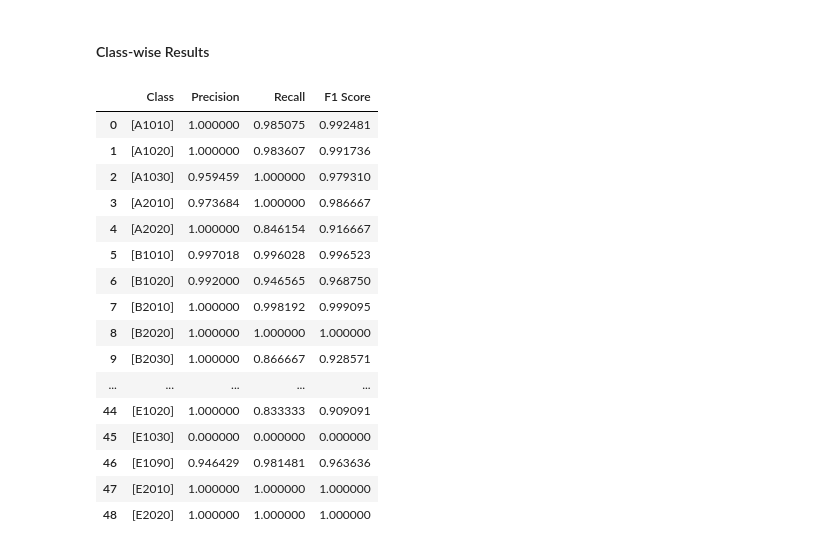
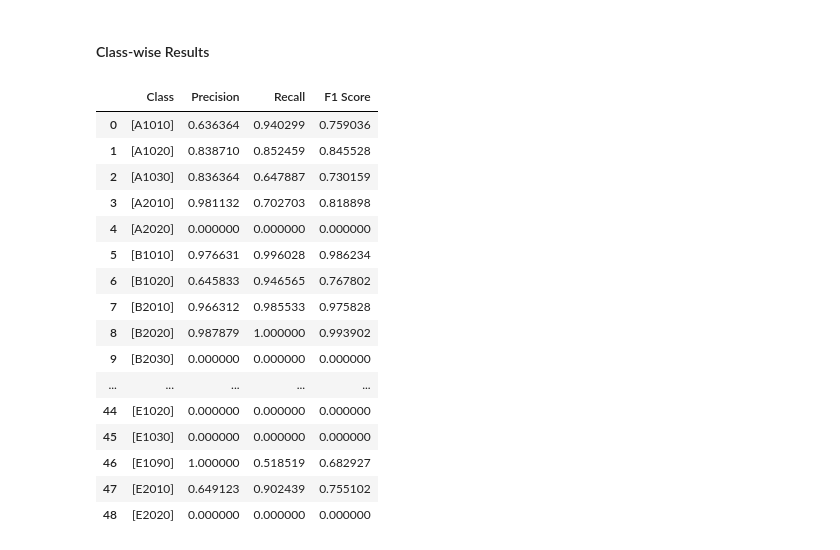
Before and after one commit to SewoongLee/reproduce-uniformat-classification, a Jupyter notebook: bert_uniformat_cls_rseed42_with_prompt.ipynb, the cells around one changed output. Saved outputs shown, nothing was run; the diff lists cells and outputs as text; code cells hidden in the pictures.

```diff
--- a/bert_uniformat_cls_rseed42_with_prompt.ipynb
+++ b/bert_uniformat_cls_rseed42_with_prompt.ipynb
@@ -9,7 +9,7 @@
 Python 3.11.6
 # %%
 # 6p: "Five epochs with a batch size of 32, a dropout rate of 0.1, and a learning rate of 1.5e−5 were used to fine-tune the model."
-epoch_size = 5
+epoch_size = 1#5
 batch_size = 32
 dropout_rate = 0.1  # BertForSequenceClassification default dropout_rate = 0.1
 learning_rate = 1.5e-5
@@ -247,23 +241,23 @@ Parameter Group 0
 # %% [markdown]
 #### ★ Additional fine-tuning with publicly available ASTM Uniformat II classification
 # %%
-from tqdm import tqdm
+# from tqdm import tqdm
 
-losses = []
-for epoch in tqdm(range(200)):
-    model.train()
-    total_loss = 0
-    for input_ids, attention_mask, labels in astm_loader:
-        model.zero_grad()
-        outputs = model(input_ids=input_ids, attention_mask=attention_mask, labels=labels)
-        loss = outputs.loss
-        total_loss += loss.item()
-        loss.backward()
-        optimizer.step()
-    losses.append(total_loss / len(astm_loader))
+# losses = []
+# for epoch in tqdm(range(200)):
+#     model.train()
+#     total_loss = 0
+#     for input_ids, attention_mask, labels in astm_loader:
+#         model.zero_grad()
+#         outputs = model(input_ids=input_ids, attention_mask=attention_mask, labels=labels)
+#         loss = outputs.loss
+#         total_loss += loss.item()
+#         loss.backward()
+#         optimizer.step()
+#     losses.append(total_loss / len(astm_loader))
 
-import matplotlib.pyplot as plt
-plt.plot(losses)
-plt.title('Loss')
-plt.xlabel('Epoch')
-plt.show()
+# import matplotlib.pyplot as plt
+# plt.plot(losses)
+# plt.title('Loss')
+# plt.xlabel('Epoch')
+# plt.show()
@@ -320,11 +308,11 @@ Epoch 5 | Train Loss: 0.055736305694154 | Validation Loss: 0.06171604044187083
 model.eval()
 with torch.no_grad():
     true_labels = []
-    predictions = []
+    pred_labels = []
     df_test_rows = []
     for input_ids, attention_mask, labels in test_loader:
         outputs = model(input_ids=input_ids, attention_mask=attention_mask)
-        predictions.extend(torch.argmax(outputs.logits, dim=1).cpu().numpy())
+        pred_labels.extend(torch.argmax(outputs.logits, dim=1).cpu().numpy())
         true_labels.extend(labels.cpu().numpy())
 
         for b in range(input_ids.shape[0]):
@@ -363,33 +351,33 @@ F1 Score: 0.8794
 # %% [markdown]
 #### Class-wise Results
 # %%
-precision, recall, f1, _ = precision_recall_fscore_support(true_labels, predictions, average=None, zero_division=0)
+precision, recall, f1, _ = precision_recall_fscore_support(true_labels, pred_labels, average=None, zero_division=0)
 
 class_names = label_encoder.inverse_transform(list(set(true_labels)))
 
 performance_df = pd.DataFrame({
     'Class': class_names,
     'Precision': precision,
     'Recall': recall,
     'F1 Score': f1
 })
 performance_df.to_csv(f'experimental_results_rseed{rseed}_{experiment_name}.csv')
 performance_df
 # %% [output]
 |  | Class | Precision | Recall | F1 Score |
-| 0 | [A1010] | 1.000000 | 0.985075 | 0.992481 |
-| 1 | [A1020] | 1.000000 | 0.983607 | 0.991736 |
-| 2 | [A1030] | 0.959459 | 1.000000 | 0.979310 |
-| 3 | [A2010] | 0.973684 | 1.000000 | 0.986667 |
-| 4 | [A2020] | 1.000000 | 0.846154 | 0.916667 |
-| 5 | [B1010] | 0.997018 | 0.996028 | 0.996523 |
-| 6 | [B1020] | 0.992000 | 0.946565 | 0.968750 |
-| 7 | [B2010] | 1.000000 | 0.998192 | 0.999095 |
-| 8 | [B2020] | 1.000000 | 1.000000 | 1.000000 |
-| 9 | [B2030] | 1.000000 | 0.866667 | 0.928571 |
+| 0 | [A1010] | 0.636364 | 0.940299 | 0.759036 |
+| 1 | [A1020] | 0.838710 | 0.852459 | 0.845528 |
+| 2 | [A1030] | 0.836364 | 0.647887 | 0.730159 |
+| 3 | [A2010] | 0.981132 | 0.702703 | 0.818898 |
+| 4 | [A2020] | 0.000000 | 0.000000 | 0.000000 |
+| 5 | [B1010] | 0.976631 | 0.996028 | 0.986234 |
+| 6 | [B1020] | 0.645833 | 0.946565 | 0.767802 |
+| 7 | [B2010] | 0.966312 | 0.985533 | 0.975828 |
+| 8 | [B2020] | 0.987879 | 1.000000 | 0.993902 |
+| 9 | [B2030] | 0.000000 | 0.000000 | 0.000000 |
 | ... | ... | ... | ... | ... |
-| 44 | [E1020] | 1.000000 | 0.833333 | 0.909091 |
+| 44 | [E1020] | 0.000000 | 0.000000 | 0.000000 |
 | 45 | [E1030] | 0.000000 | 0.000000 | 0.000000 |
-| 46 | [E1090] | 0.946429 | 0.981481 | 0.963636 |
-| 47 | [E2010] | 1.000000 | 1.000000 | 1.000000 |
-| 48 | [E2020] | 1.000000 | 1.000000 | 1.000000 |
+| 46 | [E1090] | 1.000000 | 0.518519 | 0.682927 |
+| 47 | [E2010] | 0.649123 | 0.902439 | 0.755102 |
+| 48 | [E2020] | 0.000000 | 0.000000 | 0.000000 |
```
Also changed, not shown: parts of 40 cells of this notebook, 1 other file.
